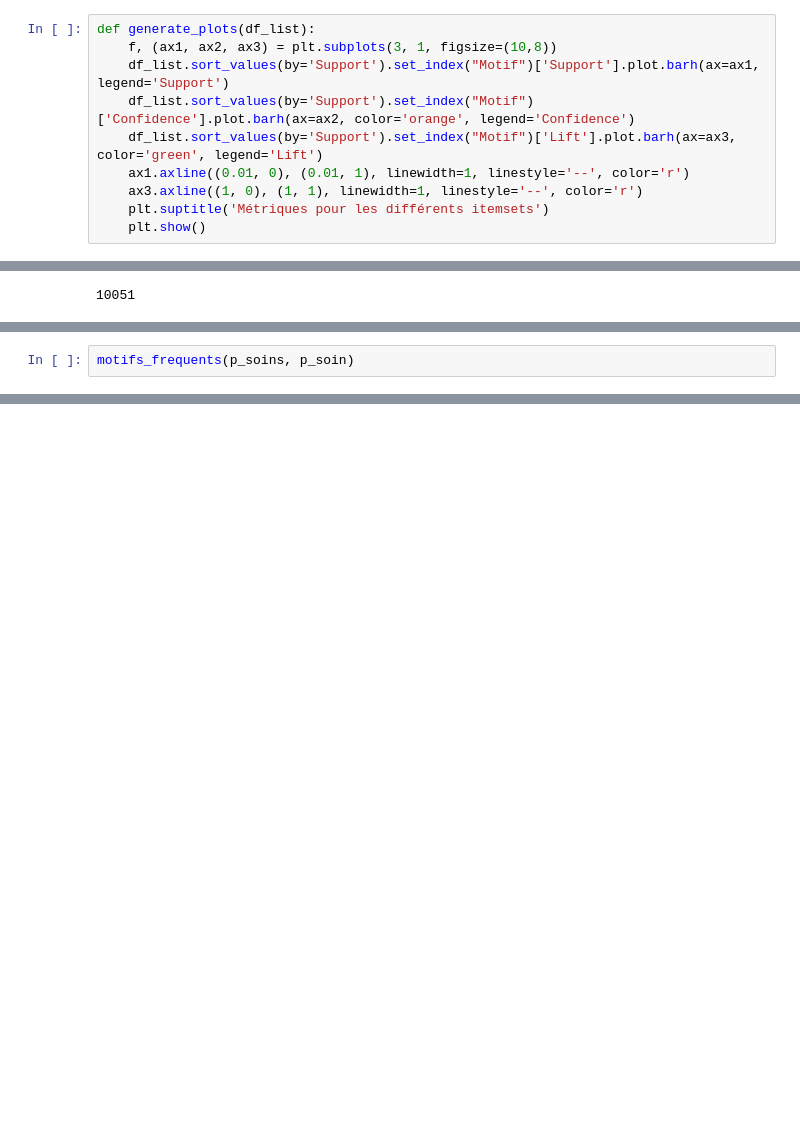
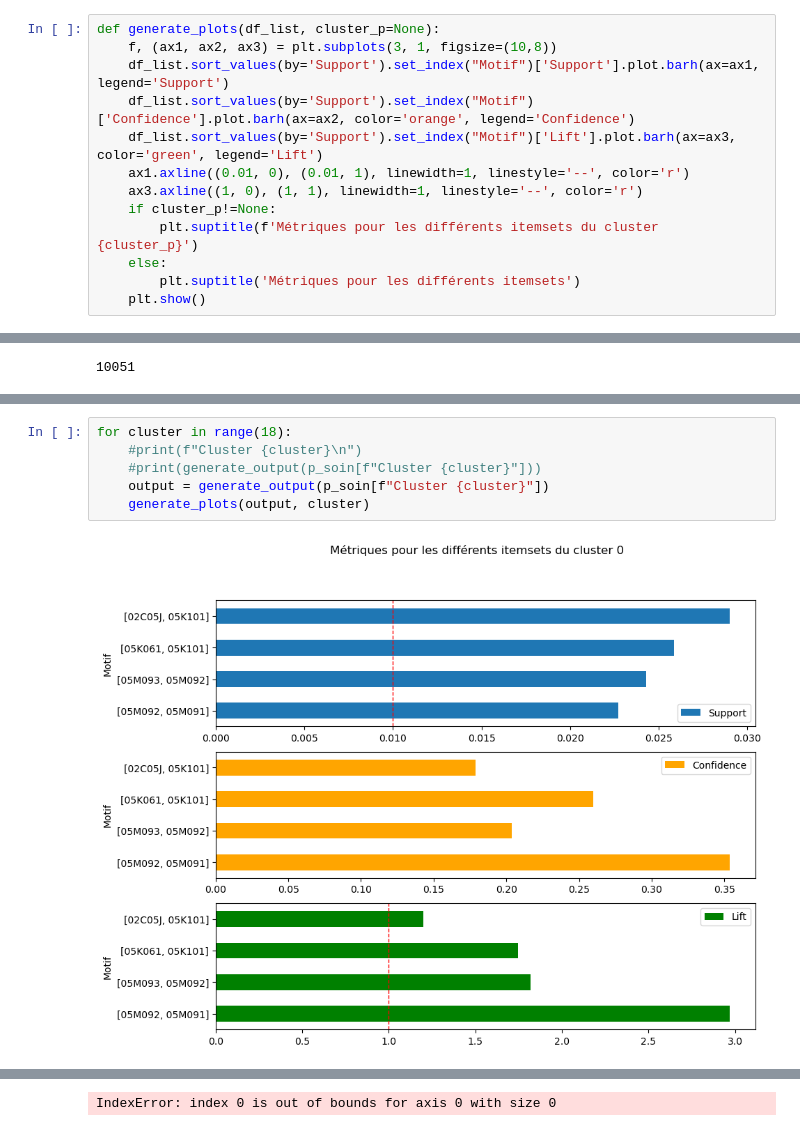
Before and after one commit to Kirscher/TextMining_Parcours_de_soin, a Jupyter notebook: text_mining/Apriori.ipynb, the cells around one changed output, grey strips where cells are left out. Cells and saved outputs as stored; diff of their text form; blank space fills up the shorter version.

```diff
--- a/text_mining/Apriori.ipynb
+++ b/text_mining/Apriori.ipynb
@@ -115,14 +126,17 @@ generate_output(corpus)
 # %% [markdown]
 On retrouve les fréquences calculées avec l'algorithme *PrefixSpan*
 # %%
-def generate_plots(df_list):
+def generate_plots(df_list, cluster_p=None):
     f, (ax1, ax2, ax3) = plt.subplots(3, 1, figsize=(10,8))
     df_list.sort_values(by='Support').set_index("Motif")['Support'].plot.barh(ax=ax1, legend='Support')
     df_list.sort_values(by='Support').set_index("Motif")['Confidence'].plot.barh(ax=ax2, color='orange', legend='Confidence')
     df_list.sort_values(by='Support').set_index("Motif")['Lift'].plot.barh(ax=ax3, color='green', legend='Lift')
     ax1.axline((0.01, 0), (0.01, 1), linewidth=1, linestyle='--', color='r')
     ax3.axline((1, 0), (1, 1), linewidth=1, linestyle='--', color='r')
-    plt.suptitle('Métriques pour les différents itemsets')
+    if cluster_p!=None:
+        plt.suptitle(f'Métriques pour les différents itemsets du cluster {cluster_p}')
+    else:
+        plt.suptitle('Métriques pour les différents itemsets')
     plt.show()
 # %%
 generate_plots(generate_output(corpus))
@@ -166,2 +180,8 @@ def motifs_frequents(data, dico):
-# %%
-motifs_frequents(p_soins, p_soin)
+# %%
+for cluster in range(18):
+    #print(f"Cluster {cluster}\n")
+    #print(generate_output(p_soin[f"Cluster {cluster}"]))
+    output = generate_output(p_soin[f"Cluster {cluster}"])
+    generate_plots(output, cluster)
+# %% [output]
+[figure, added]
@@ -167,0 +197 @@ motifs_frequents(p_soins, p_soin)
+IndexError: index 0 is out of bounds for axis 0 with size 0
```
Also changed, not shown: parts of 7 cells of this notebook.
